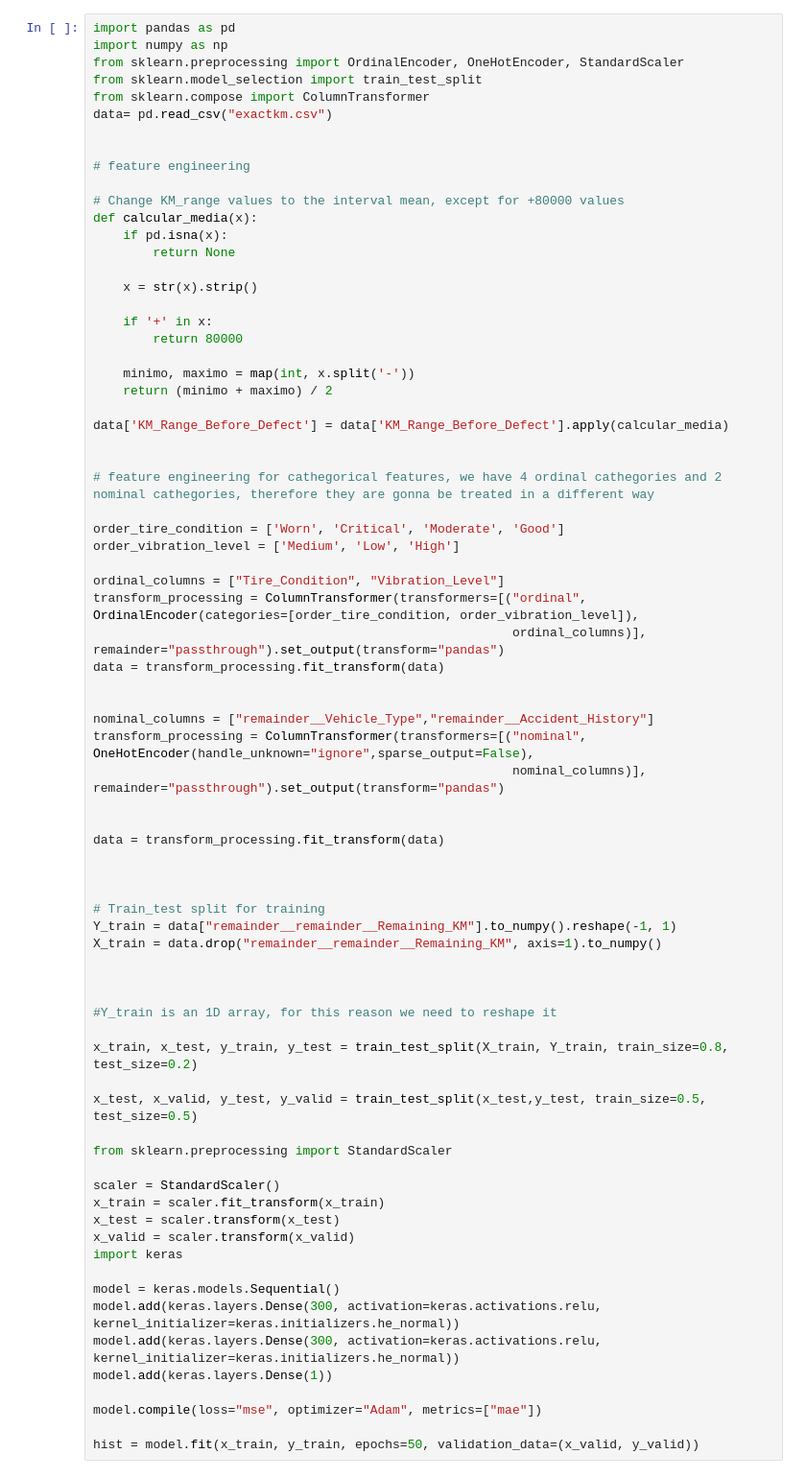
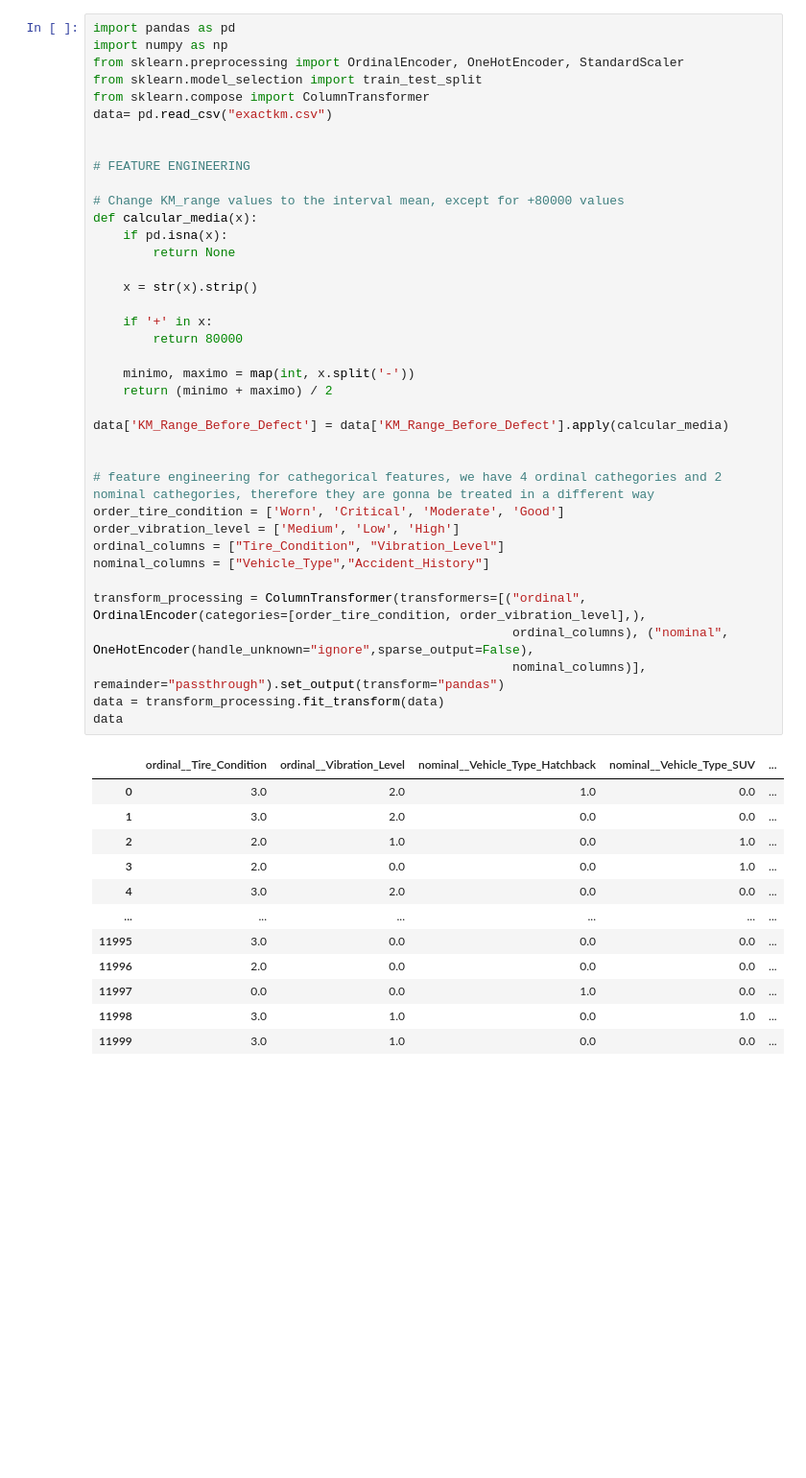
Before and after one commit to ArthurMartins1221/automobile-maintenance-predition, a Jupyter notebook: training.ipynb, the cells around one changed output. Shown at 96% size. Drawn from its saved outputs; the diff is of its cells as text; blank space fills up the shorter version.

```diff
--- a/training.ipynb
+++ b/training.ipynb
@@ -3,74 +3,49 @@ import pandas as pd
 import numpy as np
 from sklearn.preprocessing import OrdinalEncoder, OneHotEncoder, StandardScaler
 from sklearn.model_selection import train_test_split
 from sklearn.compose import ColumnTransformer
 data= pd.read_csv("exactkm.csv")
 
 
-# feature engineering
+# FEATURE ENGINEERING
 
 # Change KM_range values to the interval mean, except for +80000 values
 def calcular_media(x):
     if pd.isna(x):
         return None
 
     x = str(x).strip()
 
     if '+' in x:
         return 80000
 
     minimo, maximo = map(int, x.split('-'))
     return (minimo + maximo) / 2
 
 data['KM_Range_Before_Defect'] = data['KM_Range_Before_Defect'].apply(calcular_media)
 
 
 # feature engineering for cathegorical features, we have 4 ordinal cathegories and 2 nominal cathegories, therefore they are gonna be treated in a different way
-
 order_tire_condition = ['Worn', 'Critical', 'Moderate', 'Good']
 order_vibration_level = ['Medium', 'Low', 'High']
+ordinal_columns = ["Tire_Condition", "Vibration_Level"]
+nominal_columns = ["Vehicle_Type","Accident_History"]
 
-ordinal_columns = ["Tire_Condition", "Vibration_Level"]
-transform_processing = ColumnTransformer(transformers=[("ordinal", OrdinalEncoder(categories=[order_tire_condition, order_vibration_level]),
-                                                        ordinal_columns)], remainder="passthrough").set_output(transform="pandas")
+transform_processing = ColumnTransformer(transformers=[("ordinal", OrdinalEncoder(categories=[order_tire_condition, order_vibration_level],),
+                                                        ordinal_columns), ("nominal", OneHotEncoder(handle_unknown="ignore",sparse_output=False),
+                                                        nominal_columns)], remainder="passthrough").set_output(transform="pandas")
 data = transform_processing.fit_transform(data)
-
-
-nominal_columns = ["remainder__Vehicle_Type","remainder__Accident_History"]
-transform_processing = ColumnTransformer(transformers=[("nominal", OneHotEncoder(handle_unknown="ignore",sparse_output=False),
-                                                        nominal_columns)], remainder="passthrough").set_output(transform="pandas")
-
-
-data = transform_processing.fit_transform(data)
-
-
-
-# Train_test split for training
-Y_train = data["remainder__remainder__Remaining_KM"].to_numpy().reshape(-1, 1)
-X_train = data.drop("remainder__remainder__Remaining_KM", axis=1).to_numpy()
-
-
-
-#Y_train is an 1D array, for this reason we need to reshape it
-
-x_train, x_test, y_train, y_test = train_test_split(X_train, Y_train, train_size=0.8, test_size=0.2)
-
-x_test, x_valid, y_test, y_valid = train_test_split(x_test,y_test, train_size=0.5, test_size=0.5)
-
-from sklearn.preprocessing import StandardScaler
-
-scaler = StandardScaler()
-x_train = scaler.fit_transform(x_train)
-x_test = scaler.transform(x_test)
-x_valid = scaler.transform(x_valid)
-import keras
-
-model = keras.models.Sequential()
-model.add(keras.layers.Dense(300, activation=keras.activations.relu, kernel_initializer=keras.initializers.he_normal))
-model.add(keras.layers.Dense(300, activation=keras.activations.relu, kernel_initializer=keras.initializers.he_normal))
-model.add(keras.layers.Dense(1))
-
-model.compile(loss="mse", optimizer="Adam", metrics=["mae"])
-
-hist = model.fit(x_train, y_train, epochs=50, validation_data=(x_valid, y_valid))
+data
 # %% [output]
+|  | ordinal__Tire_Condition | ordinal__Vibration_Level | nominal__Vehicle_Type_Hatchback | nominal__Vehicle_Type_SUV | ... |
+| 0 | 3.0 | 2.0 | 1.0 | 0.0 | ... |
+| 1 | 3.0 | 2.0 | 0.0 | 0.0 | ... |
+| 2 | 2.0 | 1.0 | 0.0 | 1.0 | ... |
+| 3 | 2.0 | 0.0 | 0.0 | 1.0 | ... |
+| 4 | 3.0 | 2.0 | 0.0 | 0.0 | ... |
+| ... | ... | ... | ... | ... | ... |
+| 11995 | 3.0 | 0.0 | 0.0 | 0.0 | ... |
+| 11996 | 2.0 | 0.0 | 0.0 | 0.0 | ... |
+| 11997 | 0.0 | 0.0 | 1.0 | 0.0 | ... |
+| 11998 | 3.0 | 1.0 | 0.0 | 1.0 | ... |
+| 11999 | 3.0 | 1.0 | 0.0 | 0.0 | ... |
```
Also changed, not shown: parts of 7 cells of this notebook, 8 other files.
